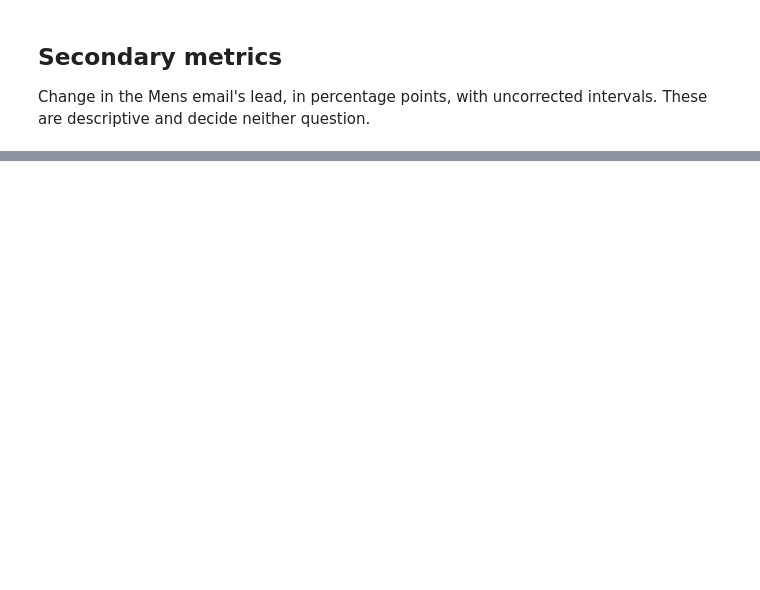
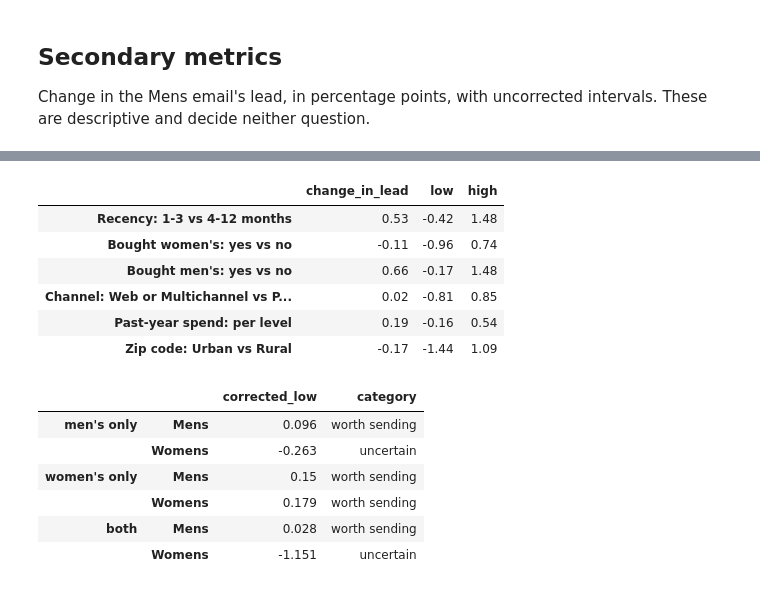
Before and after one commit to flora29058486/email-campaign-targeting, a Jupyter notebook: notebooks/02_02_email_by_segment.ipynb, the cells around one changed output, grey strips where cells are left out. Drawn from its saved outputs; the diff is of its cells as text; code cells hidden in the pictures; blank space fills up the shorter version.

Commit message:
Answer questions 5 to 8 and correct the Womens email audience
Co-Authored-By: Claude <noreply@anthropic.com>

```diff
--- a/notebooks/02_02_email_by_segment.ipynb
+++ b/notebooks/02_02_email_by_segment.ipynb
@@ -132,0 +209,31 @@ secondary.round(2)
+# %%
+z_six = norm.ppf(1 - ALPHA / (2 * 6))
+q5_corrected = pd.DataFrame({
+    "change_in_lead": q5["change_in_lead"],
+    "low": (q5["change_in_lead"] - z_six * q5["standard_error"]).astype(float),
+    "high": (q5["change_in_lead"] + z_six * q5["standard_error"]).astype(float),
+})
+display(q5_corrected.astype(float).round(2))
+
+rows = {}
+for name in AUDIENCES:
+    fit = smf.ols("spend ~ mens_email + womens_email", df[df["bought"] == name]).fit(cov_type="HC3")
+    for email, term in [("Mens", "mens_email"), ("Womens", "womens_email")]:
+        low = fit.conf_int(ALPHA / 6).loc[term, 0]
+        rows[(name, email)] = {"corrected_low": round(low, 3), "category": classify(fit.params[term], low)}
+pd.DataFrame(rows).T
+# %% [output]
+|  | change_in_lead | low | high |
+| Recency: 1-3 vs 4-12 months | 0.53 | -0.42 | 1.48 |
+| Bought women's: yes vs no | -0.11 | -0.96 | 0.74 |
+| Bought men's: yes vs no | 0.66 | -0.17 | 1.48 |
+| Channel: Web or Multichannel vs P... | 0.02 | -0.81 | 0.85 |
+| Past-year spend: per level | 0.19 | -0.16 | 0.54 |
+| Zip code: Urban vs Rural | -0.17 | -1.44 | 1.09 |
+|  |  | corrected_low | category |
+| men's only | Mens | 0.096 | worth sending |
+|  | Womens | -0.263 | uncertain |
+| women's only | Mens | 0.15 | worth sending |
+|  | Womens | 0.179 | worth sending |
+| both | Mens | 0.028 | worth sending |
+|  | Womens | -1.151 | uncertain |
```
Also changed, not shown: parts of 13 cells of this notebook, 4 other files.
